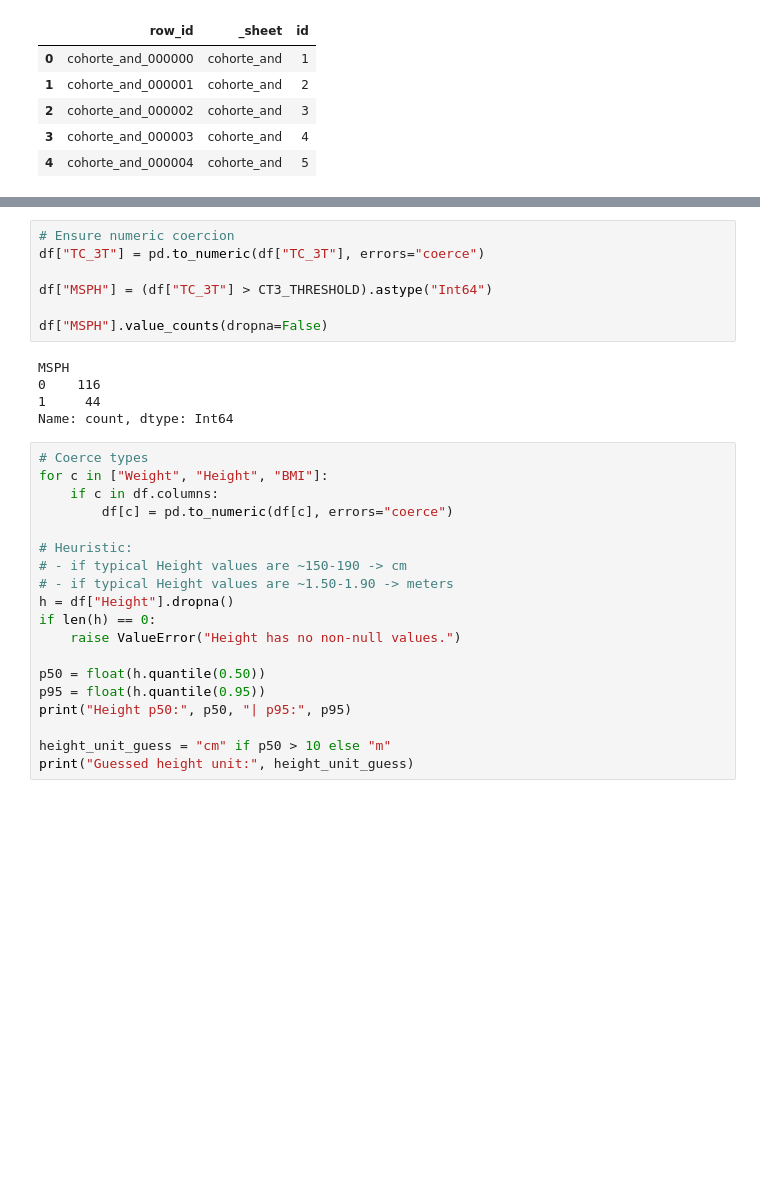
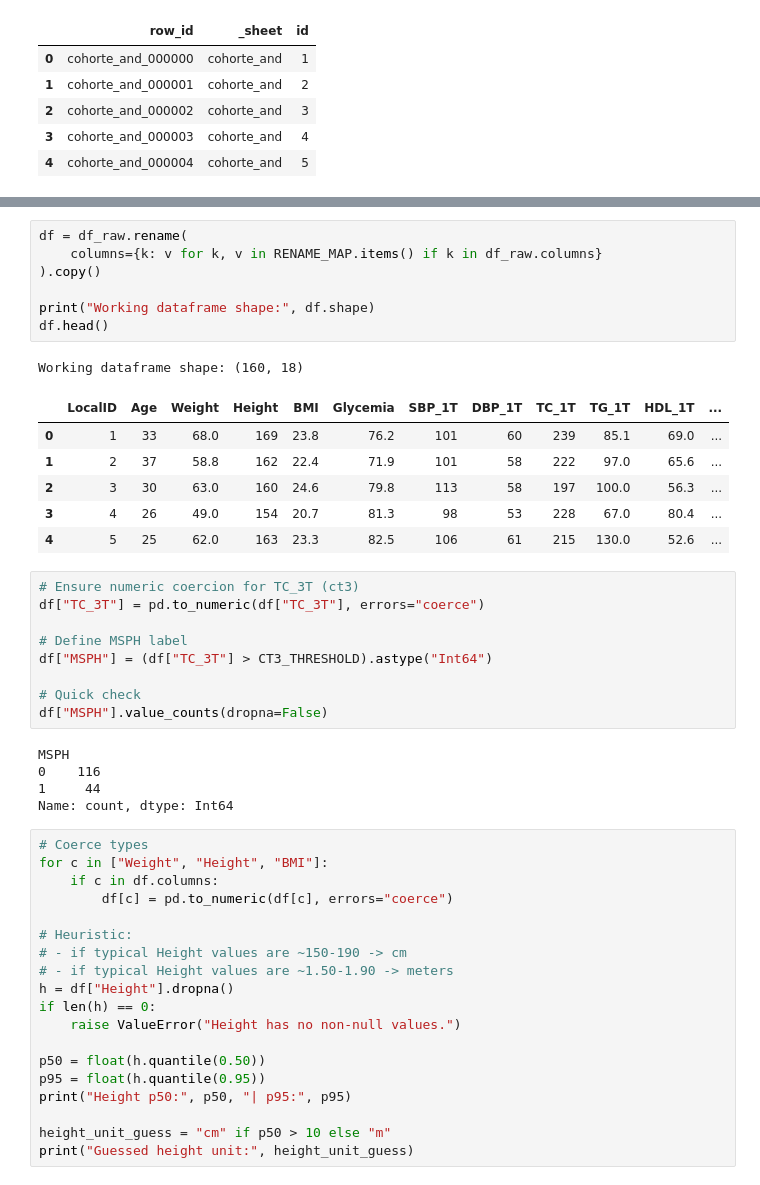
Before and after one commit to dMedinaO/hypercholesterolemia_classifiers, a Jupyter notebook: notebooks/preprocessing_data/02_cohort_definition_and_dataset_build.ipynb, the cells around one changed output, grey strips where cells are left out. Saved outputs shown, nothing was run; the diff lists cells and outputs as text; blank space fills up the shorter version.

```diff
--- a/notebooks/preprocessing_data/02_cohort_definition_and_dataset_build.ipynb
+++ b/notebooks/preprocessing_data/02_cohort_definition_and_dataset_build.ipynb
@@ -213,9 +211,26 @@ Index(['LocalID', 'Age', 'Weight', 'Height', 'BMI', 'Glycemia', 'SBP_1T', 'DBP_1
+# %%
+df = df_raw.rename(
+    columns={k: v for k, v in RENAME_MAP.items() if k in df_raw.columns}
+).copy()
+
+print("Working dataframe shape:", df.shape)
+df.head()
+# %% [output]
+Working dataframe shape: (160, 18)
+|  | LocalID | Age | Weight | Height | BMI | Glycemia | SBP_1T | DBP_1T | TC_1T | TG_1T | HDL_1T | ... |
+| 0 | 1 | 33 | 68.0 | 169 | 23.8 | 76.2 | 101 | 60 | 239 | 85.1 | 69.0 | ... |
+| 1 | 2 | 37 | 58.8 | 162 | 22.4 | 71.9 | 101 | 58 | 222 | 97.0 | 65.6 | ... |
+| 2 | 3 | 30 | 63.0 | 160 | 24.6 | 79.8 | 113 | 58 | 197 | 100.0 | 56.3 | ... |
+| 3 | 4 | 26 | 49.0 | 154 | 20.7 | 81.3 | 98 | 53 | 228 | 67.0 | 80.4 | ... |
+| 4 | 5 | 25 | 62.0 | 163 | 23.3 | 82.5 | 106 | 61 | 215 | 130.0 | 52.6 | ... |
 # %%
-# Ensure numeric coercion
+# Ensure numeric coercion for TC_3T (ct3)
 df["TC_3T"] = pd.to_numeric(df["TC_3T"], errors="coerce")
 
+# Define MSPH label
 df["MSPH"] = (df["TC_3T"] > CT3_THRESHOLD).astype("Int64")
 
+# Quick check
 df["MSPH"].value_counts(dropna=False)
 # %% [output]
 MSPH
```
Also changed, not shown: parts of 6 cells of this notebook, 13 other files.
